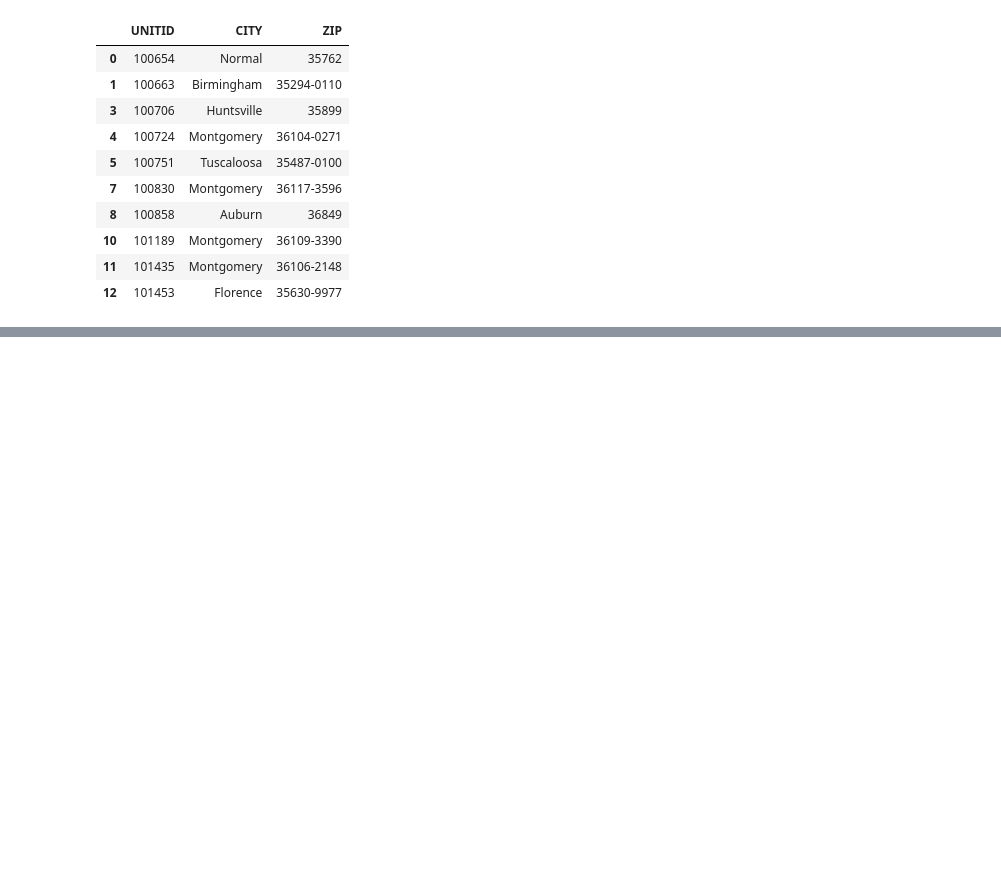
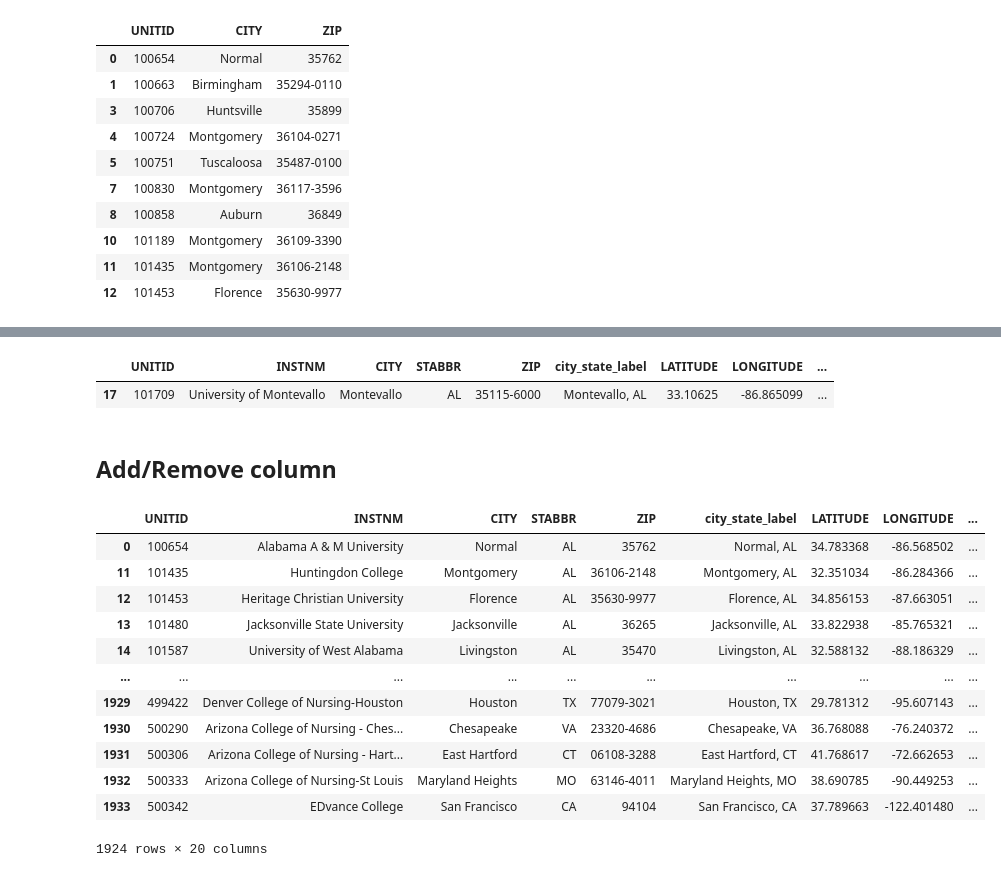
Before and after one commit to aranya-code/py-data-sandbox, a Jupyter notebook: pandas_scratchpad.ipynb, the cells around one changed output, grey strips where cells are left out. Cells and saved outputs as stored; diff of their text form; code cells hidden in the pictures; blank space fills up the shorter version.

```diff
--- a/pandas_scratchpad.ipynb
+++ b/pandas_scratchpad.ipynb
@@ -219,0 +217,28 @@ data[data['CITY'].str.contains('Mont')]
+# %%
+# Using query function
+data.query('INSTNM == "University of Montevallo"')
+# %% [output]
+|  | UNITID | INSTNM | CITY | STABBR | ZIP | city_state_label | LATITUDE | LONGITUDE | ... |
+| 17 | 101709 | University of Montevallo | Montevallo | AL | 35115-6000 | Montevallo, AL | 33.10625 | -86.865099 | ... |
+# %% [markdown]
+## Add/Remove column
+# %%
+# Adding a new column
+data['NewColumn'] = 'Aranya'
+# %%
+# Dropping a column
+data.drop(data['region_order'])
+# %% [output]
+|  | UNITID | INSTNM | CITY | STABBR | ZIP | city_state_label | LATITUDE | LONGITUDE | ... |
+| 0 | 100654 | Alabama A & M University | Normal | AL | 35762 | Normal, AL | 34.783368 | -86.568502 | ... |
+| 11 | 101435 | Huntingdon College | Montgomery | AL | 36106-2148 | Montgomery, AL | 32.351034 | -86.284366 | ... |
+| 12 | 101453 | Heritage Christian University | Florence | AL | 35630-9977 | Florence, AL | 34.856153 | -87.663051 | ... |
+| 13 | 101480 | Jacksonville State University | Jacksonville | AL | 36265 | Jacksonville, AL | 33.822938 | -85.765321 | ... |
+| 14 | 101587 | University of West Alabama | Livingston | AL | 35470 | Livingston, AL | 32.588132 | -88.186329 | ... |
+| ... | ... | ... | ... | ... | ... | ... | ... | ... | ... |
+| 1929 | 499422 | Denver College of Nursing-Houston | Houston | TX | 77079-3021 | Houston, TX | 29.781312 | -95.607143 | ... |
+| 1930 | 500290 | Arizona College of Nursing - Ches... | Chesapeake | VA | 23320-4686 | Chesapeake, VA | 36.768088 | -76.240372 | ... |
+| 1931 | 500306 | Arizona College of Nursing - Hart... | East Hartford | CT | 06108-3288 | East Hartford, CT | 41.768617 | -72.662653 | ... |
+| 1932 | 500333 | Arizona College of Nursing-St Louis | Maryland Heights | MO | 63146-4011 | Maryland Heights, MO | 38.690785 | -90.449253 | ... |
+| 1933 | 500342 | EDvance College | San Francisco | CA | 94104 | San Francisco, CA | 37.789663 | -122.401480 | ... |
+1924 rows × 20 columns
```
Also changed, not shown: parts of 6 cells of this notebook, 1 other file.
